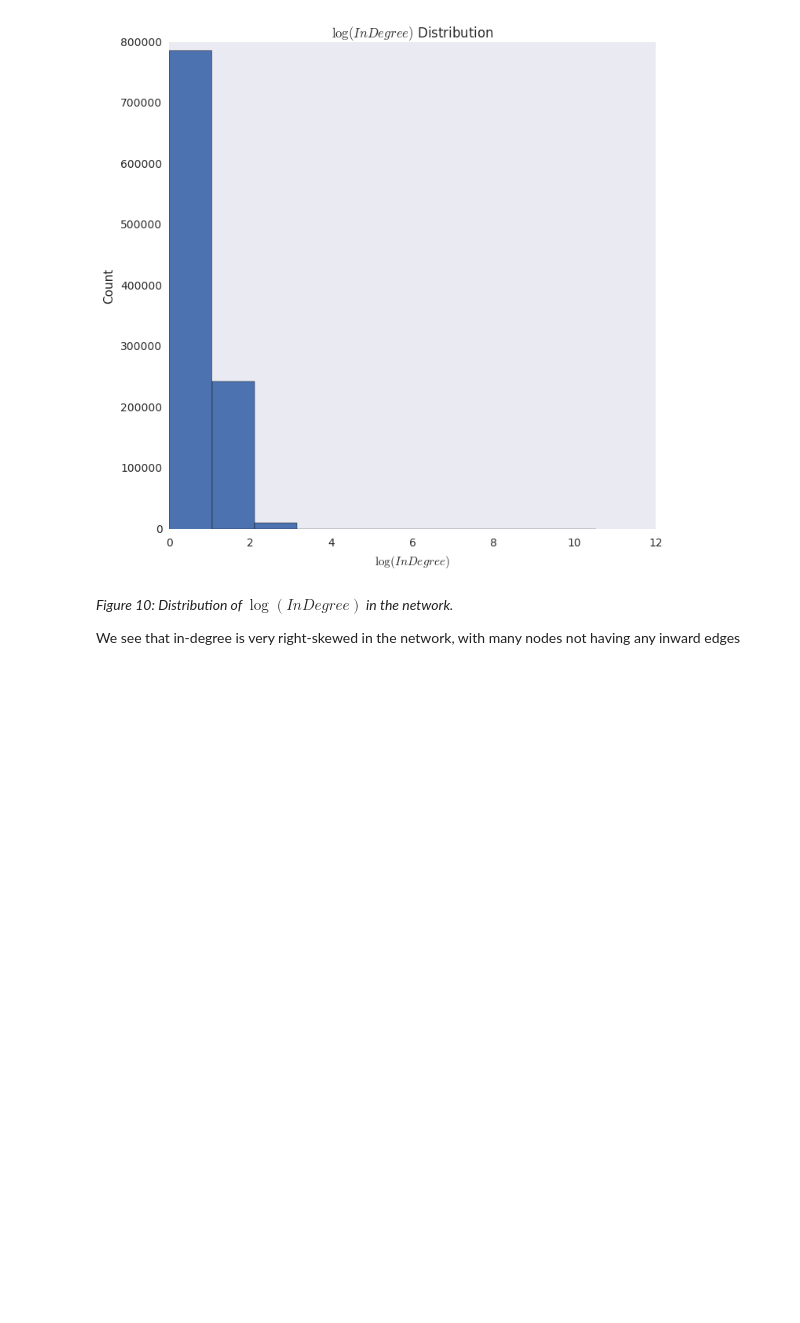
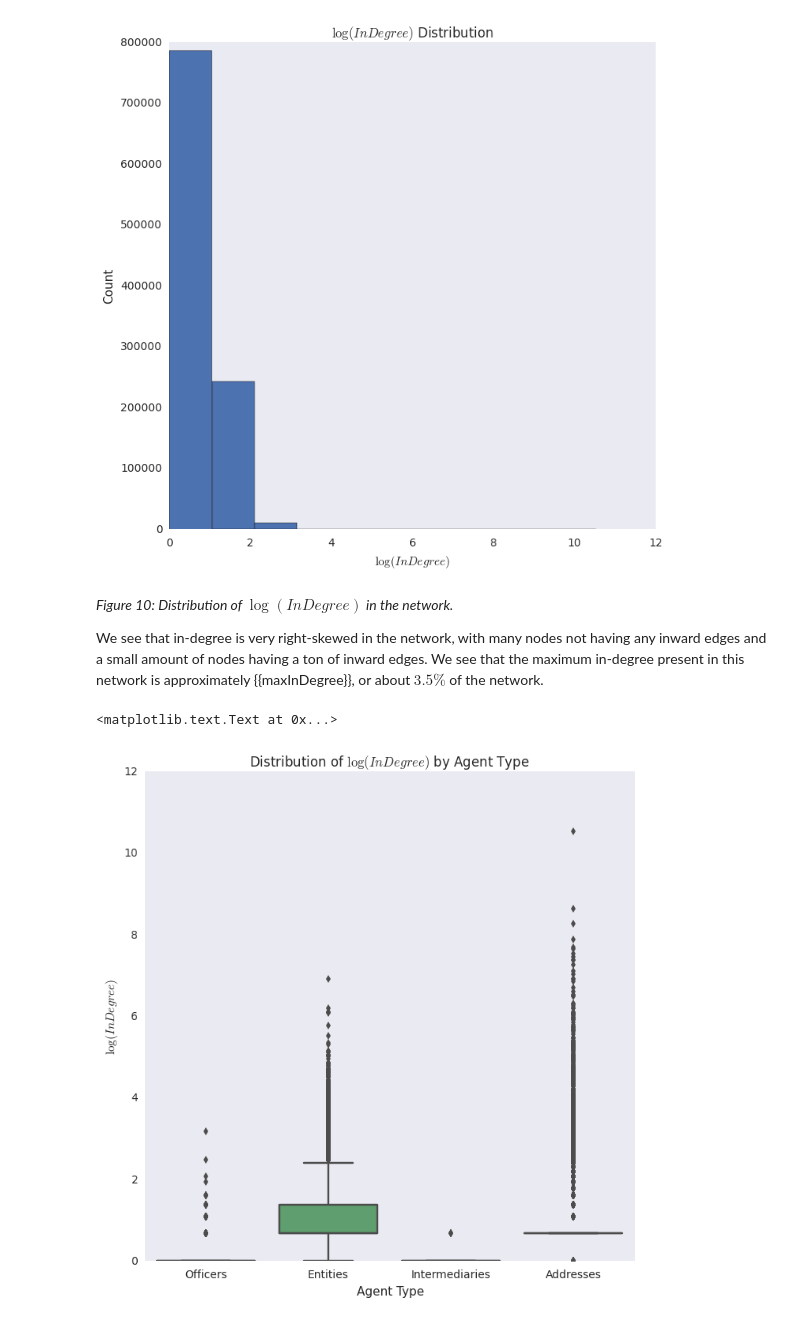
Before and after one commit to PLBMR/networksFinalProject, a Jupyter notebook: analysis/initialAnalysis.ipynb, the cells around one changed output. Drawn from its saved outputs; the diff is of its cells as text; code cells hidden in the pictures; blank space fills up the shorter version.

```diff
--- a/analysis/initialAnalysis.ipynb
+++ b/analysis/initialAnalysis.ipynb
@@ -335,4 +335,16 @@ maxInDegree = inDegreeFrame["nonNormedInDegree"].max()
 # %% [markdown]
 _Figure 10: Distribution of $\log(InDegree)$ in the network._
 
-We see that in-degree is very right-skewed in the network, with many nodes not having any inward edges
+We see that in-degree is very right-skewed in the network, with many nodes not having any inward edges and a small amount of nodes having a ton of inward edges. We see that the maximum in-degree present in this network is approximately {{maxInDegree}}, or about $3.5\%$ of the network.
+# %%
+#compare in-degree by node type
+inDegreeFrame = inDegreeFrame.merge(nodeEntFrame,on = "nodeID")
+#then plot bxoplots
+givenFig = plt.figure(figsize = (figWidth,figHeight))
+sns.boxplot(x = "entType",y = "logInDegree",data = inDegreeFrame)
+plt.xlabel("Agent Type")
+plt.ylabel("$\log(InDegree)$")
+plt.title("Distribution of $\log(InDegree)$ by Agent Type")
+# %% [output]
+<matplotlib.text.Text at 0x...>
+[figure, added]
```
Also changed, not shown: parts of 4 cells of this notebook.
